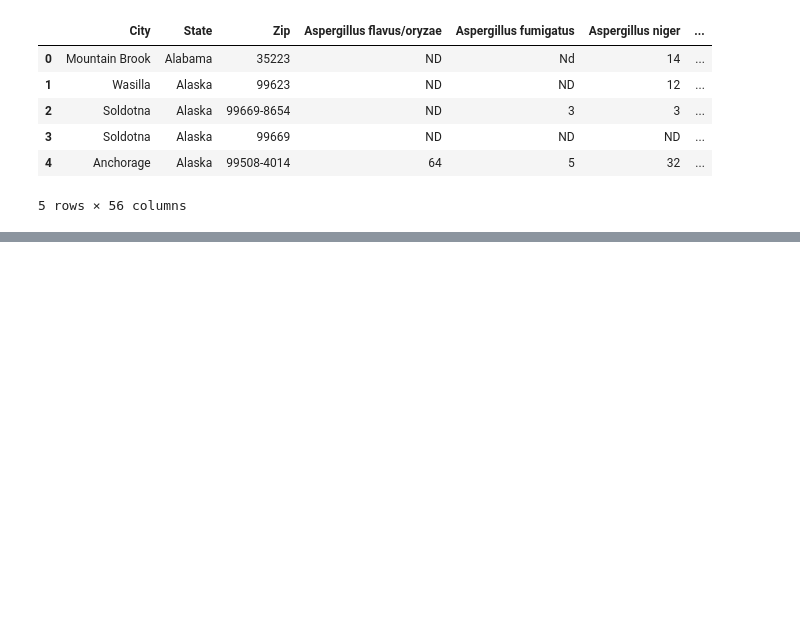
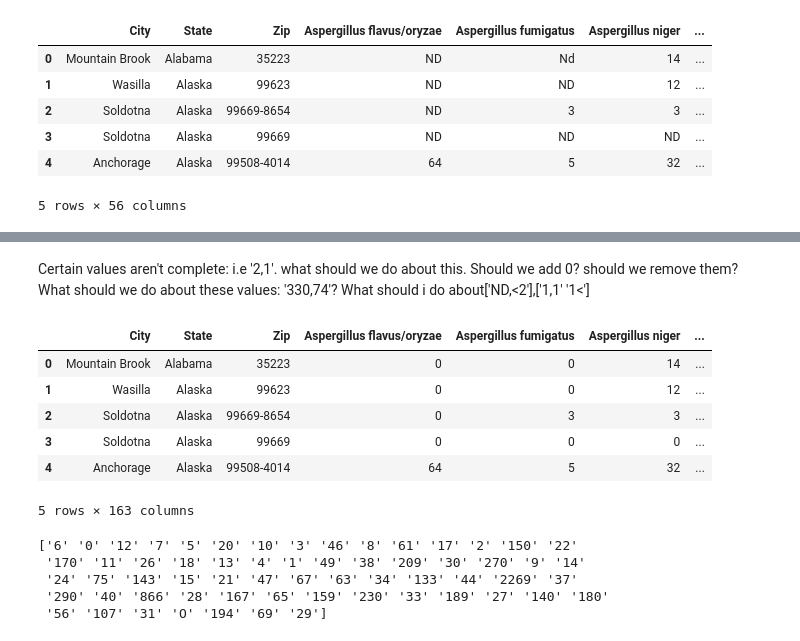
Before and after one commit to AITHIOMB/Home-Health-Impact, a Jupyter notebook: DataPrep.ipynb, the cells around one changed output, grey strips where cells are left out. Cells and saved outputs as stored; diff of their text form; code cells hidden in the pictures; blank space fills up the shorter version.

```diff
--- a/DataPrep.ipynb
+++ b/DataPrep.ipynb
@@ -58,0 +178,22 @@ Index(['City', 'State', 'Zip', 'Aspergillus flavus/oryzae',
+# %% [markdown]
+Certain values aren't complete: i.e '2,1'. what should we do about this. Should we add 0? should we remove them?
+What should we do about these values: '330,74'?
+What should i do about['ND,<2'],['1,1' '1<']
+# %%
+df.head()
+# %% [output]
+|  | City | State | Zip | Aspergillus flavus/oryzae | Aspergillus fumigatus | Aspergillus niger | ... |
+| 0 | Mountain Brook | Alabama | 35223 | 0 | 0 | 14 | ... |
+| 1 | Wasilla | Alaska | 99623 | 0 | 0 | 12 | ... |
+| 2 | Soldotna | Alaska | 99669-8654 | 0 | 3 | 3 | ... |
+| 3 | Soldotna | Alaska | 99669 | 0 | 0 | 0 | ... |
+| 4 | Anchorage | Alaska | 99508-4014 | 64 | 5 | 32 | ... |
+5 rows × 163 columns
+# %%
+print(df.iloc[:, 39].head(600).unique())
+# %% [output]
+['6' '0' '12' '7' '5' '20' '10' '3' '46' '8' '61' '17' '2' '150' '22'
+ '170' '11' '26' '18' '13' '4' '1' '49' '38' '209' '30' '270' '9' '14'
+ '24' '75' '143' '15' '21' '47' '67' '63' '34' '133' '44' '2269' '37'
+ '290' '40' '866' '28' '167' '65' '159' '230' '33' '189' '27' '140' '180'
+ '56' '107' '31' 'O' '194' '69' '29']
```
Also changed, not shown: parts of 8 cells of this notebook, 1 other file.
